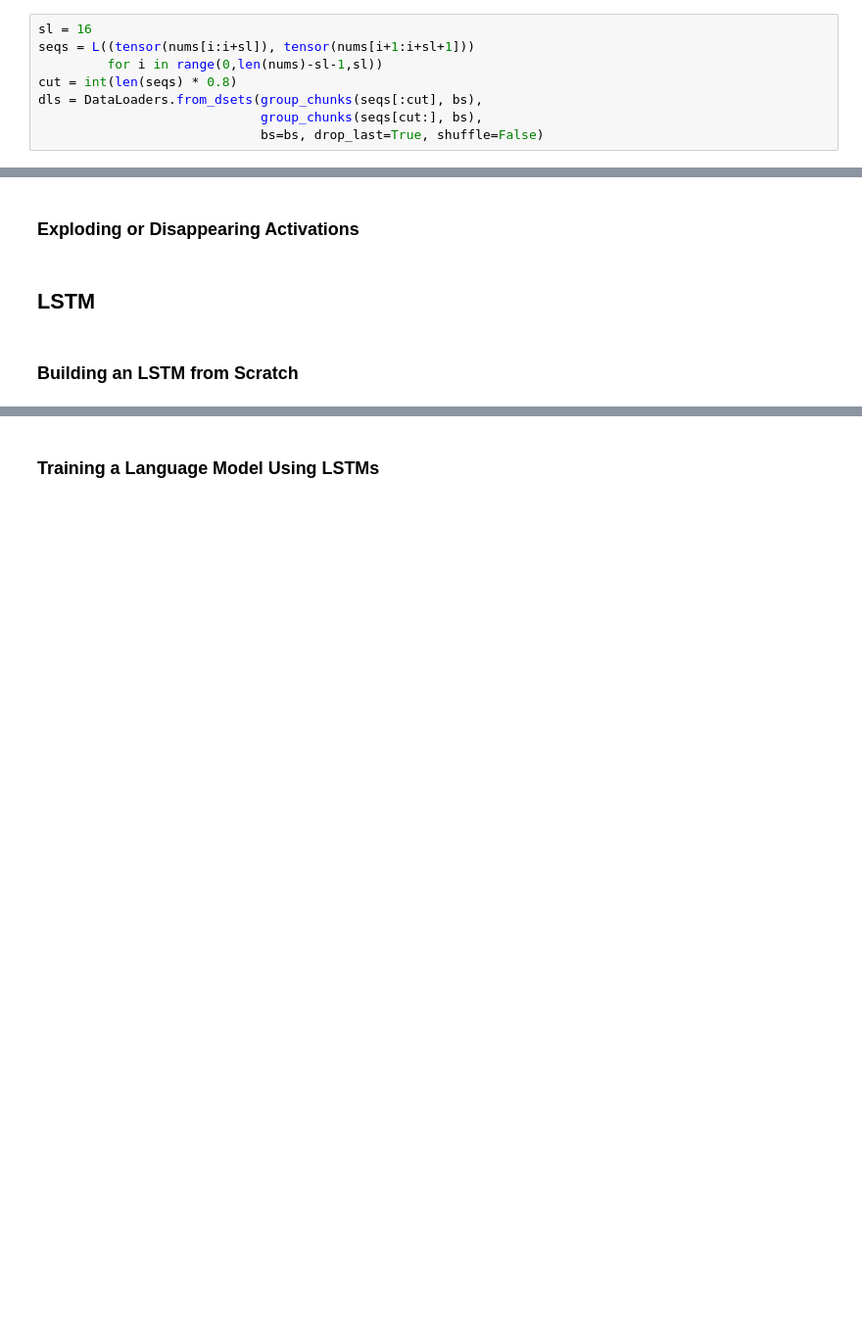
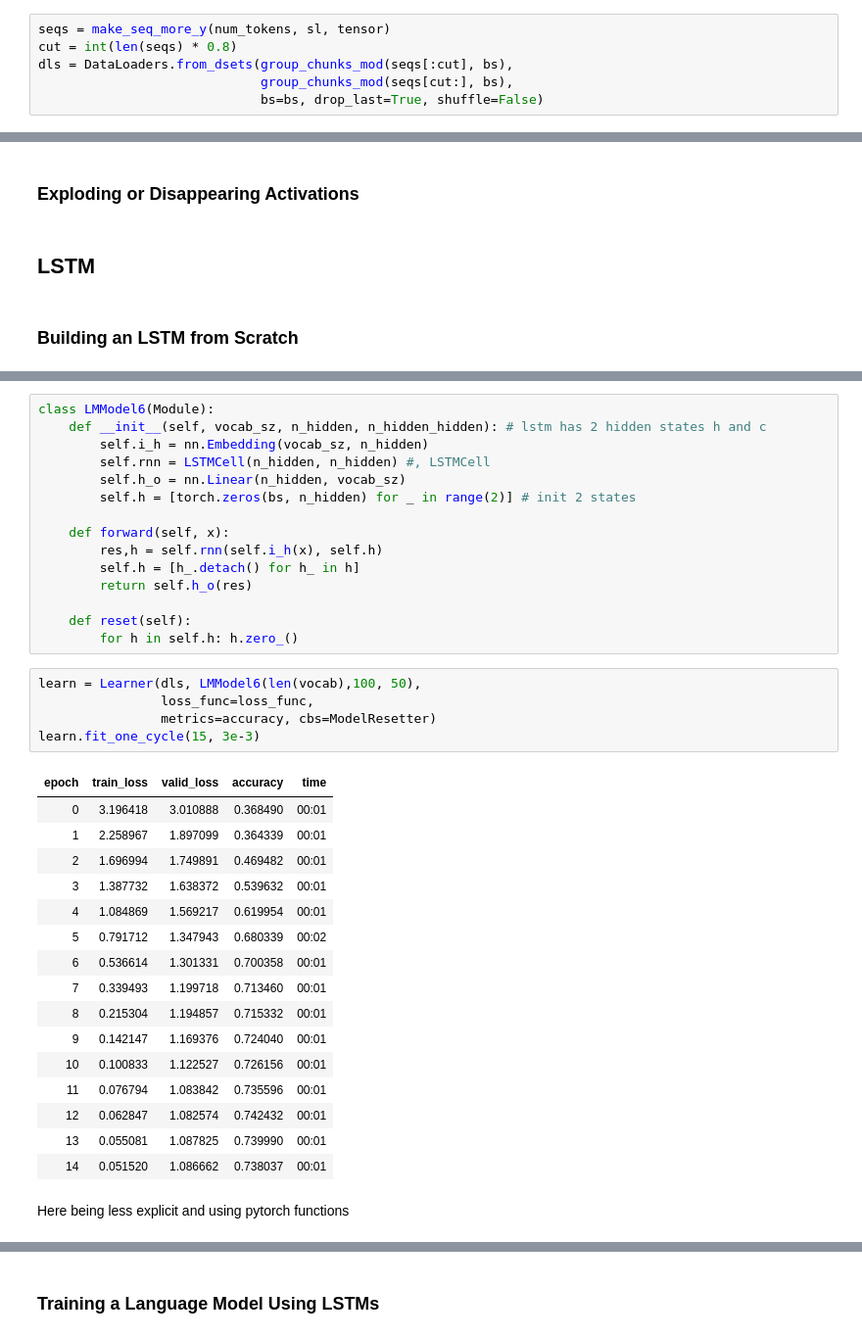
Before and after one commit to thatgeeman/fastbook, a Jupyter notebook: clean/12_nlp_dive.ipynb, the cells around one changed output, grey strips where cells are left out. Shown: that part at 98% size. Saved outputs shown, nothing was run; the diff lists cells and outputs as text; blank space fills up the shorter version.

```diff
--- a/clean/12_nlp_dive.ipynb
+++ b/clean/12_nlp_dive.ipynb
@@ -661,8 +582,6 @@ learn.fit_one_cycle(10, 3e-3)
 # %%
-sl = 16
-seqs = L((tensor(nums[i:i+sl]), tensor(nums[i+1:i+sl+1]))
-         for i in range(0,len(nums)-sl-1,sl))
+seqs = make_seq_more_y(num_tokens, sl, tensor)
 cut = int(len(seqs) * 0.8)
-dls = DataLoaders.from_dsets(group_chunks(seqs[:cut], bs),
-                             group_chunks(seqs[cut:], bs),
+dls = DataLoaders.from_dsets(group_chunks_mod(seqs[:cut], bs),
+                             group_chunks_mod(seqs[cut:], bs),
                              bs=bs, drop_last=True, shuffle=False)
@@ -744 +762,40 @@ class LSTMCell(Module):
+# %%
+class LMModel6(Module):
+    def __init__(self, vocab_sz, n_hidden, n_hidden_hidden): # lstm has 2 hidden states h and c
+        self.i_h = nn.Embedding(vocab_sz, n_hidden)
+        self.rnn = LSTMCell(n_hidden, n_hidden) #, LSTMCell
+        self.h_o = nn.Linear(n_hidden, vocab_sz)
+        self.h = [torch.zeros(bs, n_hidden) for _ in range(2)] # init 2 states
+
+    def forward(self, x):
+        res,h = self.rnn(self.i_h(x), self.h)
+        self.h = [h_.detach() for h_ in h]
+        return self.h_o(res)
+
+    def reset(self):
+        for h in self.h: h.zero_()
+# %%
+learn = Learner(dls, LMModel6(len(vocab),100, 50),
+                loss_func=loss_func,
+                metrics=accuracy, cbs=ModelResetter)
+learn.fit_one_cycle(15, 3e-3)
+# %% [output]
+| epoch | train_loss | valid_loss | accuracy | time |
+| 0 | 3.196418 | 3.010888 | 0.368490 | 00:01 |
+| 1 | 2.258967 | 1.897099 | 0.364339 | 00:01 |
+| 2 | 1.696994 | 1.749891 | 0.469482 | 00:01 |
+| 3 | 1.387732 | 1.638372 | 0.539632 | 00:01 |
+| 4 | 1.084869 | 1.569217 | 0.619954 | 00:01 |
+| 5 | 0.791712 | 1.347943 | 0.680339 | 00:02 |
+| 6 | 0.536614 | 1.301331 | 0.700358 | 00:01 |
+| 7 | 0.339493 | 1.199718 | 0.713460 | 00:01 |
+| 8 | 0.215304 | 1.194857 | 0.715332 | 00:01 |
+| 9 | 0.142147 | 1.169376 | 0.724040 | 00:01 |
+| 10 | 0.100833 | 1.122527 | 0.726156 | 00:01 |
+| 11 | 0.076794 | 1.083842 | 0.735596 | 00:01 |
+| 12 | 0.062847 | 1.082574 | 0.742432 | 00:01 |
+| 13 | 0.055081 | 1.087825 | 0.739990 | 00:01 |
+| 14 | 0.051520 | 1.086662 | 0.738037 | 00:01 |
+# %% [markdown]
+Here being less explicit and using pytorch functions
 # %%
```
Also changed, not shown: parts of 107 cells of this notebook.
